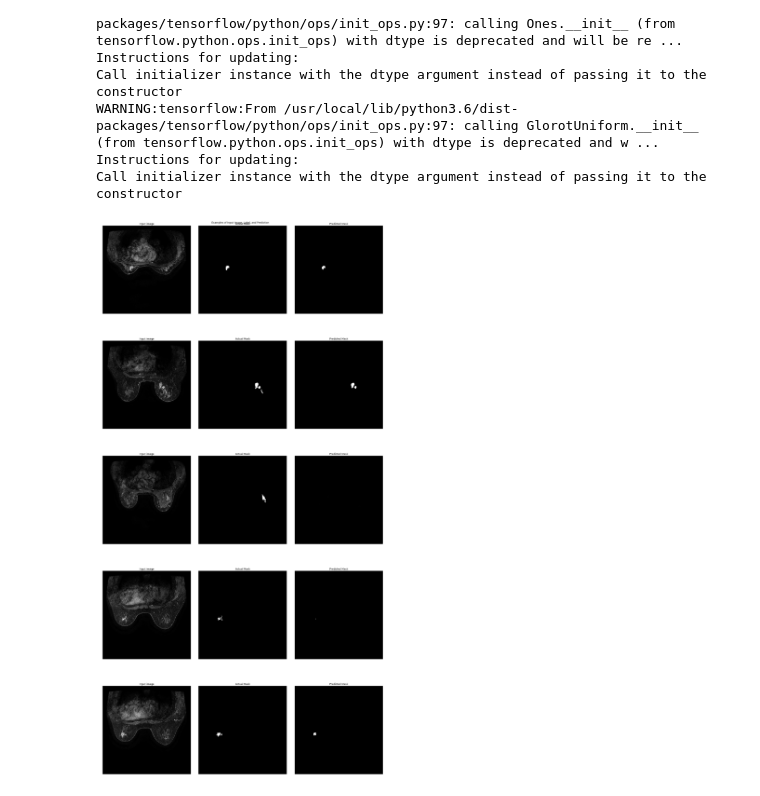
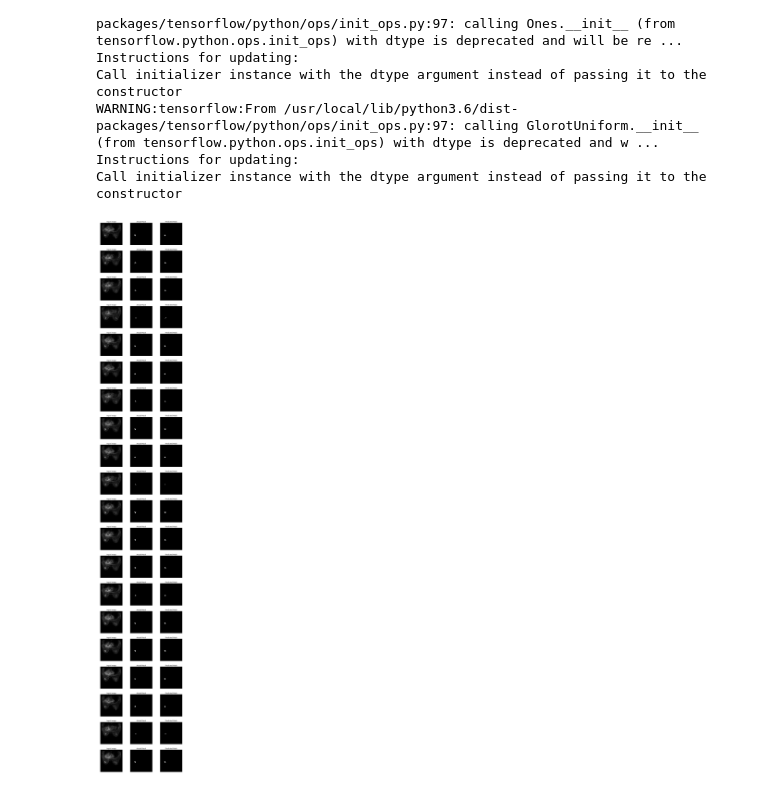
Before and after one commit to Hadryan/Atom_notebook, a Jupyter notebook: public/2019/physic_image_segmentation.ipynb, the cells around one changed output. Saved outputs shown, nothing was run; the diff lists cells and outputs as text; code cells hidden in the pictures.

```diff
--- a/public/2019/physic_image_segmentation.ipynb
+++ b/public/2019/physic_image_segmentation.ipynb
@@ -659,31 +675,31 @@ Instructions for updating:
 Call initializer instance with the dtype argument instead of passing it to the constructor
 # %%
 # Let's visualize some of the outputs
-display_num = 5
-r_choices = np.random.choice(len(xx_train), display_num)
-xx_cc = xx_train_3[r_choices]
+display_num = 20
+# r_choices = np.random.choice(len(xx_train), display_num)
+r_choices = np.arange(display_num)
+xx_cc = xx_train[r_choices]
 pred = model.predict(xx_cc)
-fig = plt.figure(figsize=(20, 40))
+fig = plt.figure(figsize=(10, 3 * display_num))
 for ii, cc in enumerate(r_choices):
     plt.subplot(display_num, 3, 3 * ii + 1)
     plt.imshow(xx_train[cc, :, :, 0], cmap="gray")
     plt.title("Input image")
     plt.axis('off')
 
     plt.subplot(display_num, 3, 3 * ii + 2)
     plt.imshow(yy_train[cc, :, :, 0], cmap="gray")
     plt.title("Actual Mask")
     plt.axis('off')
 
     plt.subplot(display_num, 3, 3 * ii + 3)
     plt.imshow(pred[ii, :, :, 0], cmap="gray")
     plt.title("Predicted Mask")
     plt.axis('off')
-plt.suptitle("Examples of Input Image, Label, and Prediction")
 plt.tight_layout()
 plt.show()
 # %% [output]
-[figure, old version]
+[figure, new version]
 # %%
 tf.saved_model.simple_save(
     keras.backend.get_session(),
```
Also changed, not shown: parts of 17 cells of this notebook, 2 other files.
